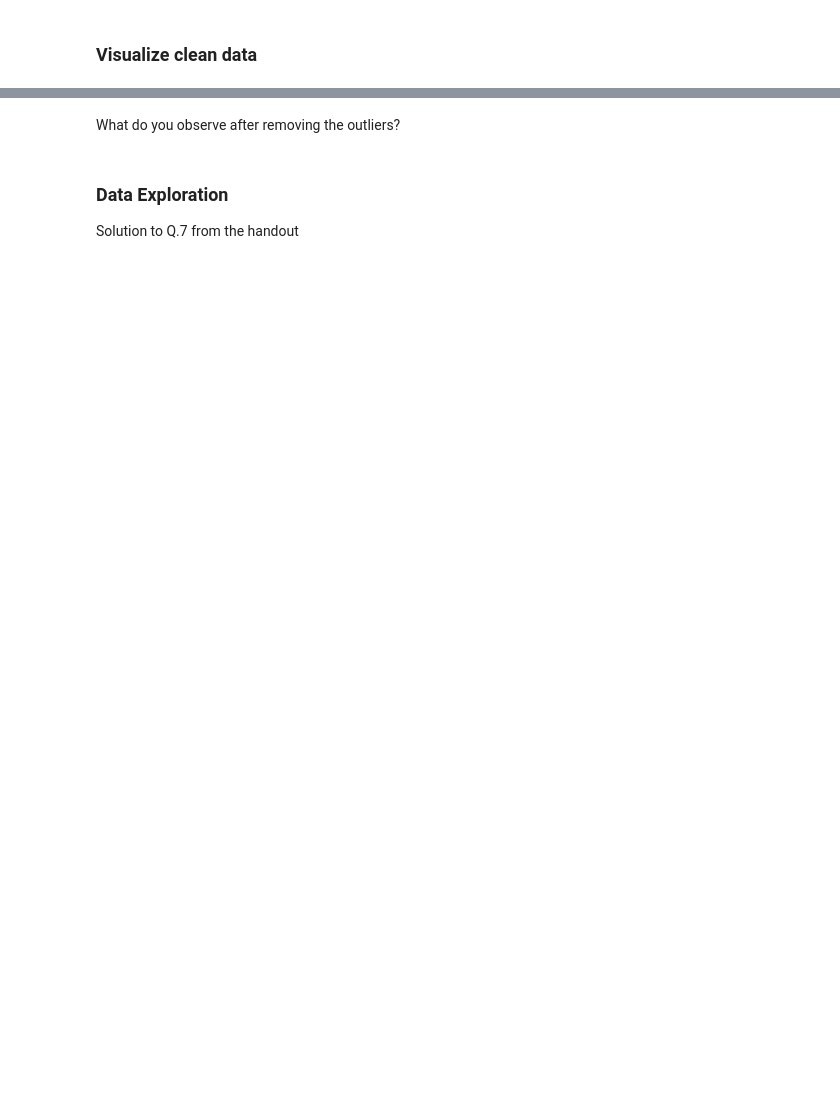
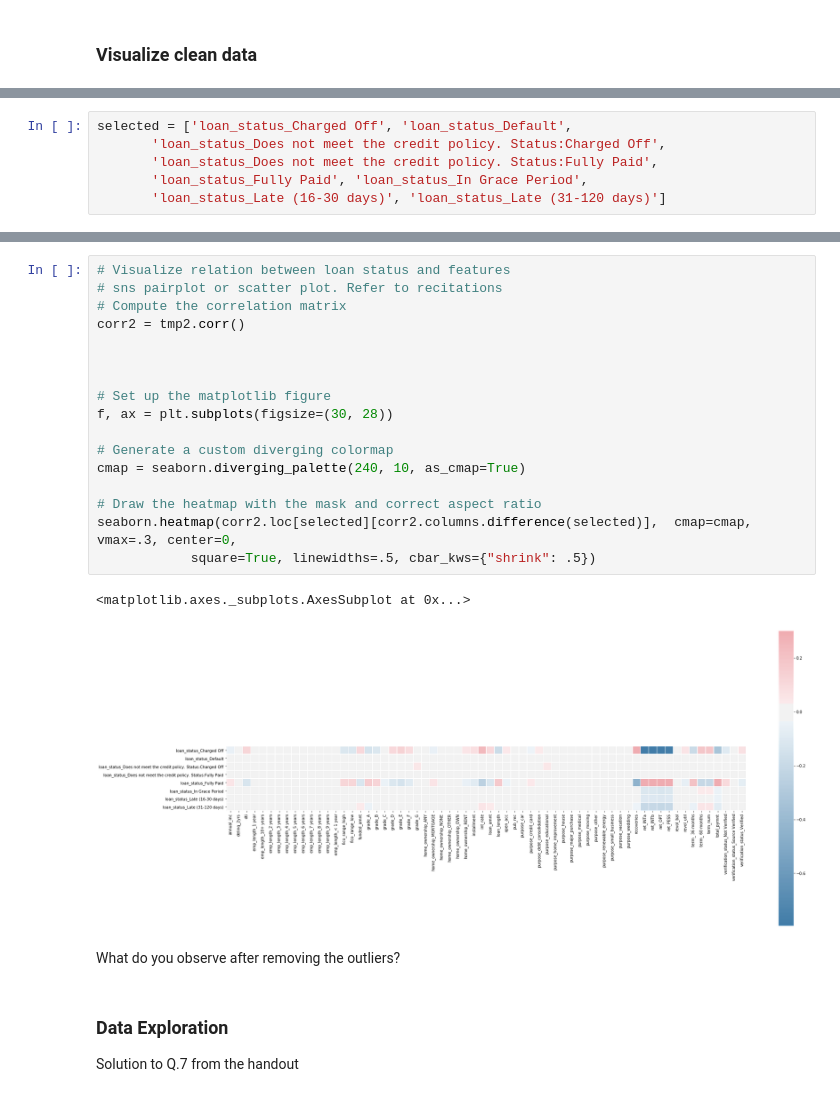
Before and after one commit to vickyzzn/LendingClubCase, a Jupyter notebook: CS-Phase 2 (2).ipynb, the cells around one changed output, grey strips where cells are left out. Drawn from its saved outputs; the diff is of its cells as text; blank space fills up the shorter version.

```diff
--- a/CS-Phase 2 (2).ipynb
+++ b/CS-Phase 2 (2).ipynb
@@ -497,0 +486,6 @@ KeyboardInterrupt:
+# %%
+selected = ['loan_status_Charged Off', 'loan_status_Default',
+       'loan_status_Does not meet the credit policy. Status:Charged Off',
+       'loan_status_Does not meet the credit policy. Status:Fully Paid',
+       'loan_status_Fully Paid', 'loan_status_In Grace Period',
+       'loan_status_Late (16-30 days)', 'loan_status_Late (31-120 days)']
@@ -498,3 +512,23 @@ KeyboardInterrupt:
+# %%
+# Visualize relation between loan status and features
+# sns pairplot or scatter plot. Refer to recitations
+# Compute the correlation matrix
+corr2 = tmp2.corr()
+
+
+
+# Set up the matplotlib figure
+f, ax = plt.subplots(figsize=(30, 28))
+
+# Generate a custom diverging colormap
+cmap = seaborn.diverging_palette(240, 10, as_cmap=True)
+
+# Draw the heatmap with the mask and correct aspect ratio
+seaborn.heatmap(corr2.loc[selected][corr2.columns.difference(selected)],  cmap=cmap, vmax=.3, center=0,
+            square=True, linewidths=.5, cbar_kws={"shrink": .5})
+# %% [output]
+<matplotlib.axes._subplots.AxesSubplot at 0x...>
+[figure, added]
 # %% [markdown]
 What do you observe after removing the outliers?
 # %% [markdown]
```
Also changed, not shown: parts of 18 cells of this notebook.
